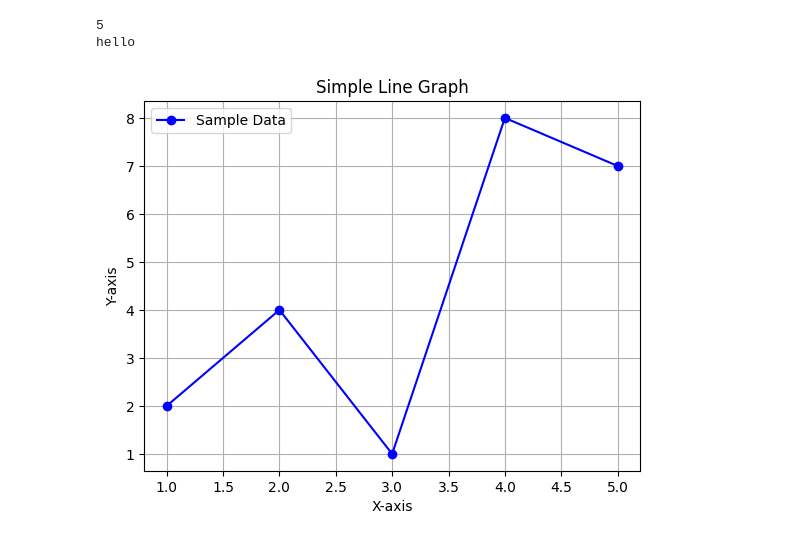
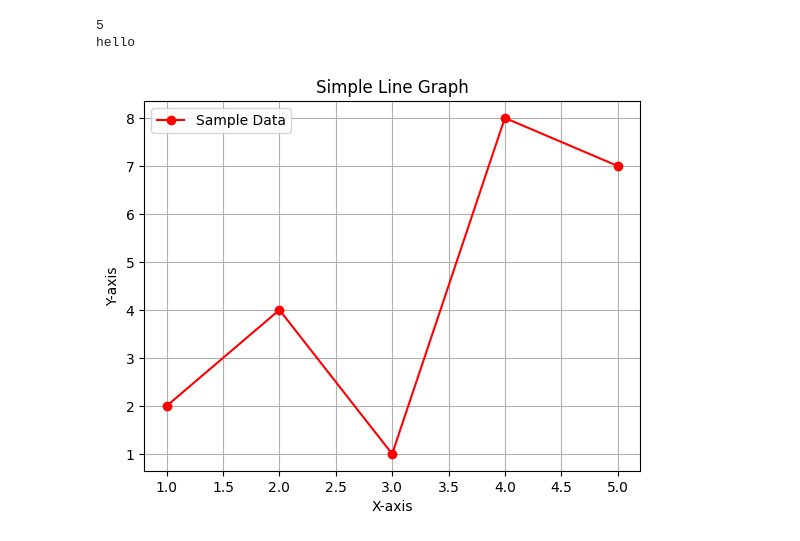
Before and after one commit to nelsonudochukwu/Python-Visualisation, a Jupyter notebook: code.ipynb, the cells around one changed output. Cells and saved outputs as stored; diff of their text form; code cells hidden in the pictures.

```diff
--- a/code.ipynb
+++ b/code.ipynb
@@ -594,23 +594,23 @@ hello
 # %%
 import matplotlib.pyplot as plt
 
 # Sample data for the graph
 x = [1, 2, 3, 4, 5]  # X-axis values
 y = [2, 4, 1, 8, 7]  # Y-axis values
 
 # Creating the graph
-plt.plot(x, y, marker='o', linestyle='-', color='b', label='Sample Data')
+plt.plot(x, y, marker='o', linestyle='-', color='red', label='Sample Data')
 
 # Adding titles and labels
 plt.title('Simple Line Graph')
 plt.xlabel('X-axis')
 plt.ylabel('Y-axis')
 
 # Adding a grid and legend
 plt.grid(True)
 plt.legend()
 
 # Displaying the graph
 plt.show()
 # %% [output]
-[figure, old version]
+[figure, new version]
```
